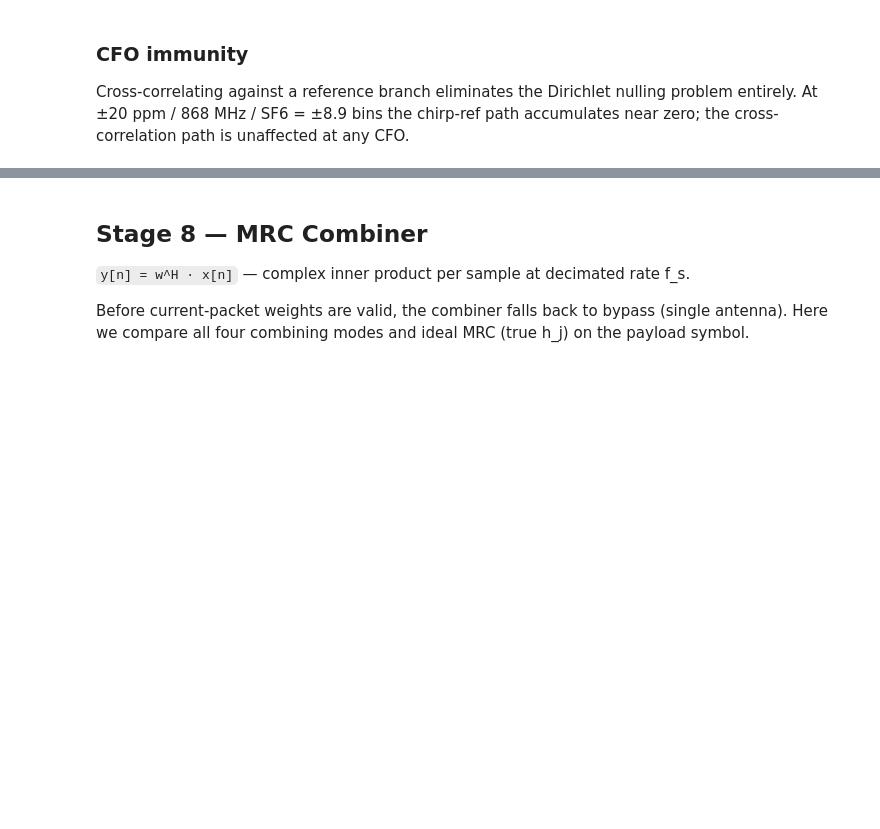
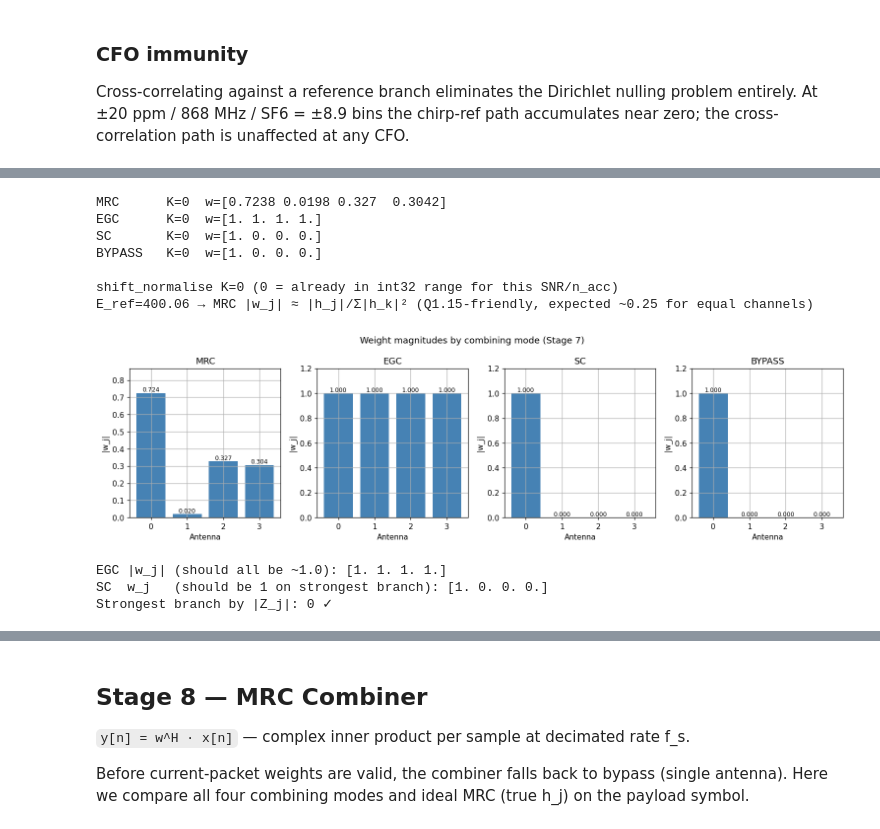
Before and after one commit to Sheffield-Chip-Design-Team/chipathon-2026, a Jupyter notebook: lora-mimo/sim/notebooks/03_nonfft_dsp_chain.ipynb, the cells around one changed output, grey strips where cells are left out. Saved outputs shown, nothing was run; the diff lists cells and outputs as text; code cells hidden in the pictures; blank space fills up the shorter version.

```diff
--- a/lora-mimo/sim/notebooks/03_nonfft_dsp_chain.ipynb
+++ b/lora-mimo/sim/notebooks/03_nonfft_dsp_chain.ipynb
@@ -290,32 +405,43 @@ modes = ['mrc', 'egc', 'sc', 'bypass']
 # E_ref from the training accumulator normalises MRC weights to |w_j| ≈ |h_j|/Σ|h_k|² ≤ 1
 weights = {}
 for m in modes:
     wgen = WeightGenerator(mode=m)
     w, K = wgen.process(Z_j, E_ref=E_ref)
     weights[m] = w
     print(f'{m.upper():<8} K={K}  w={np.round(np.abs(w), 4)}')
 
 print()
 _, K_demo = shift_normalise(Z_j)
 print(f'shift_normalise K={K_demo} (0 = already in int32 range for this SNR/n_acc)')
 print(f'E_ref={E_ref:.2f} → MRC |w_j| ≈ |h_j|/Σ|h_k|² (Q1.15-friendly, expected ~0.25 for equal channels)')
 
 fig, axes = plt.subplots(1, len(modes), figsize=(14, 4))
 for ax, mode in zip(axes, modes):
     w = weights[mode]
     ax.bar(range(NR), np.abs(w), color='steelblue')
     ax.set_title(mode.upper())
     ax.set_xlabel('Antenna'); ax.set_ylabel('|w_j|')
     ax.set_xticks(range(NR))
     ax.set_ylim(0, max(np.abs(w).max() * 1.2, 0.1))
     for j in range(NR):
         ax.text(j, np.abs(w[j]) + 0.01, f'{np.abs(w[j]):.3f}', ha='center', fontsize=8)
 plt.suptitle('Weight magnitudes by combining mode (Stage 7)'); plt.tight_layout()
-plt.savefig('weights.png', bbox_inches='tight')
-plt.close()
+show()
 
 print()
 print('EGC |w_j| (should all be ~1.0):', np.abs(weights['egc']).round(4))
 print('SC  w_j   (should be 1 on strongest branch):', np.abs(weights['sc']).round(3))
 strongest = int(np.argmax(np.abs(Z_j)))
 print(f'Strongest branch by |Z_j|: {strongest}', '✓' if weights['sc'][strongest] > 0.5 else '✗ — check SC logic')
+# %% [output]
+MRC      K=0  w=[0.7238 0.0198 0.327  0.3042]
+EGC      K=0  w=[1. 1. 1. 1.]
+SC       K=0  w=[1. 0. 0. 0.]
+BYPASS   K=0  w=[1. 0. 0. 0.]
+
+shift_normalise K=0 (0 = already in int32 range for this SNR/n_acc)
+E_ref=400.06 → MRC |w_j| ≈ |h_j|/Σ|h_k|² (Q1.15-friendly, expected ~0.25 for equal channels)
+[figure, added]
+EGC |w_j| (should all be ~1.0): [1. 1. 1. 1.]
+SC  w_j   (should be 1 on strongest branch): [1. 0. 0. 0.]
+Strongest branch by |Z_j|: 0 ✓
```
Also changed, not shown: parts of 24 cells of this notebook, 11 other files.
